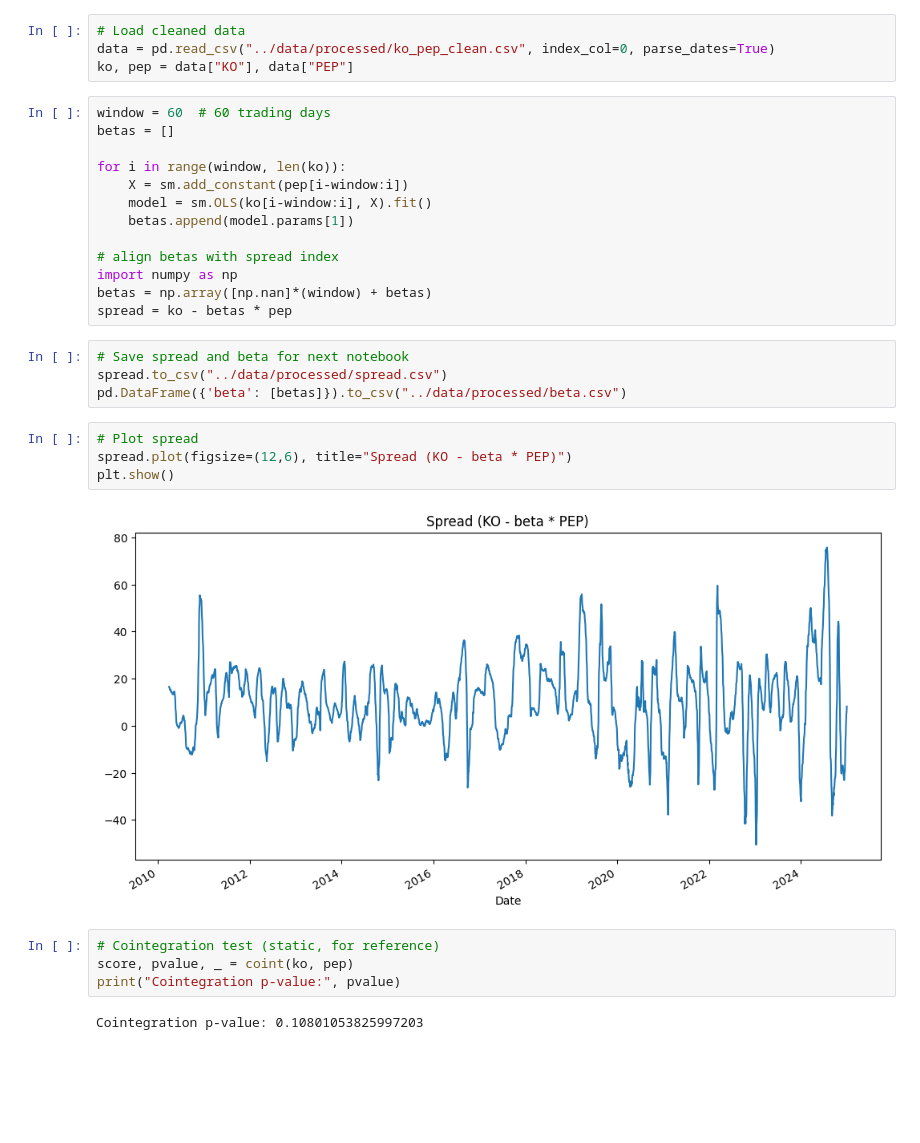
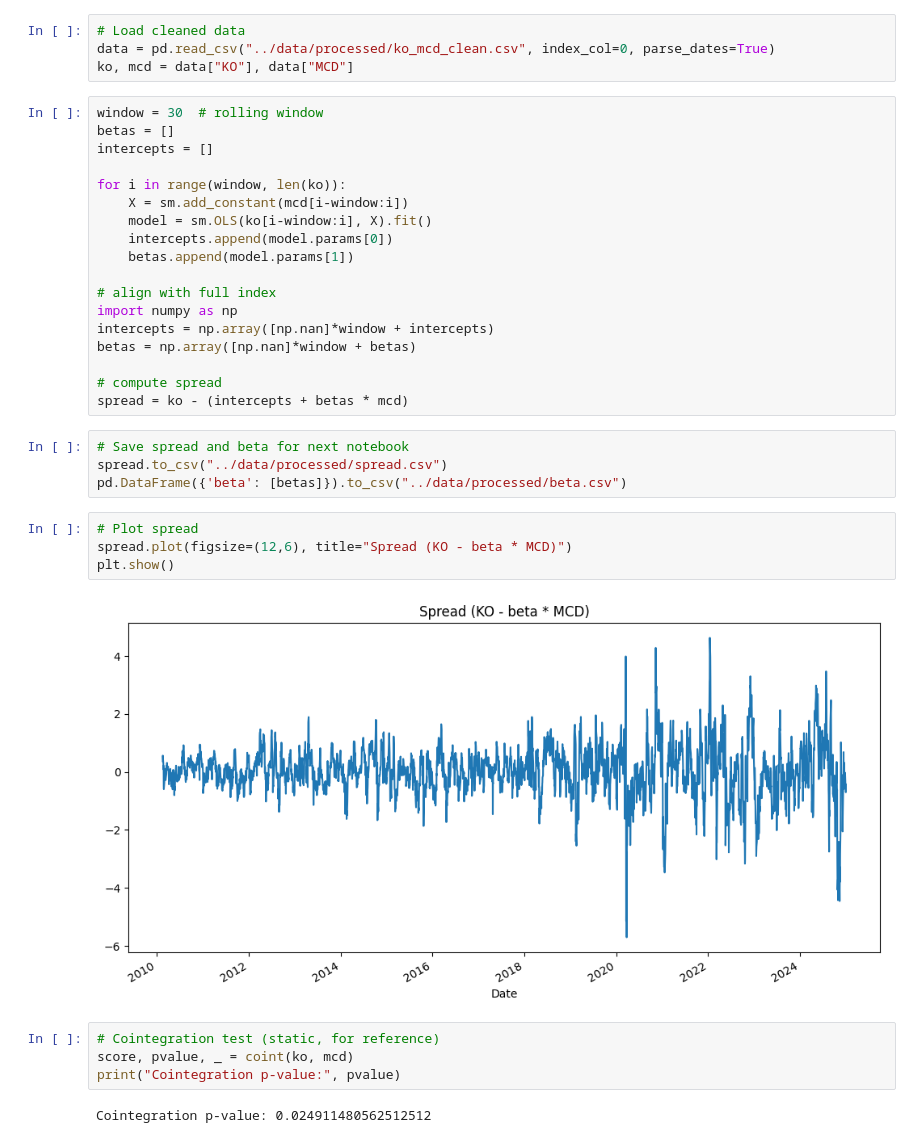
Before and after one commit to Aditya8321/mean-reversion, a Jupyter notebook: notebooks/02_cointegration_tests.ipynb, the cells around one changed output. Cells and saved outputs as stored; diff of their text form; blank space fills up the shorter version.

```diff
--- a/notebooks/02_cointegration_tests.ipynb
+++ b/notebooks/02_cointegration_tests.ipynb
@@ -9,34 +9,39 @@ from statsmodels.tsa.stattools import coint
 import matplotlib.pyplot as plt
 # %%
 # Load cleaned data
-data = pd.read_csv("../data/processed/ko_pep_clean.csv", index_col=0, parse_dates=True)
-ko, pep = data["KO"], data["PEP"]
+data = pd.read_csv("../data/processed/ko_mcd_clean.csv", index_col=0, parse_dates=True)
+ko, mcd = data["KO"], data["MCD"]
-# %%
-window = 60  # 60 trading days
-betas = []
-
-for i in range(window, len(ko)):
-    X = sm.add_constant(pep[i-window:i])
-    model = sm.OLS(ko[i-window:i], X).fit()
-    betas.append(model.params[1])
-
-# align betas with spread index
-import numpy as np
-betas = np.array([np.nan]*(window) + betas)
-spread = ko - betas * pep
+# %%
+window = 30  # rolling window
+betas = []
+intercepts = []
+
+for i in range(window, len(ko)):
+    X = sm.add_constant(mcd[i-window:i])
+    model = sm.OLS(ko[i-window:i], X).fit()
+    intercepts.append(model.params[0])
+    betas.append(model.params[1])
+
+# align with full index
+import numpy as np
+intercepts = np.array([np.nan]*window + intercepts)
+betas = np.array([np.nan]*window + betas)
+
+# compute spread
+spread = ko - (intercepts + betas * mcd)
 # %%
 # Save spread and beta for next notebook
 spread.to_csv("../data/processed/spread.csv")
 pd.DataFrame({'beta': [betas]}).to_csv("../data/processed/beta.csv")
 # %%
 # Plot spread
-spread.plot(figsize=(12,6), title="Spread (KO - beta * PEP)")
+spread.plot(figsize=(12,6), title="Spread (KO - beta * MCD)")
 plt.show()
 # %% [output]
-[figure, old version]
+[figure, new version]
 # %%
 # Cointegration test (static, for reference)
-score, pvalue, _ = coint(ko, pep)
+score, pvalue, _ = coint(ko, mcd)
 print("Cointegration p-value:", pvalue)
 # %% [output]
-Cointegration p-value: 0.10801053825997203
+Cointegration p-value: 0.024911480562512512
```
Also changed, not shown: 6 other files.
